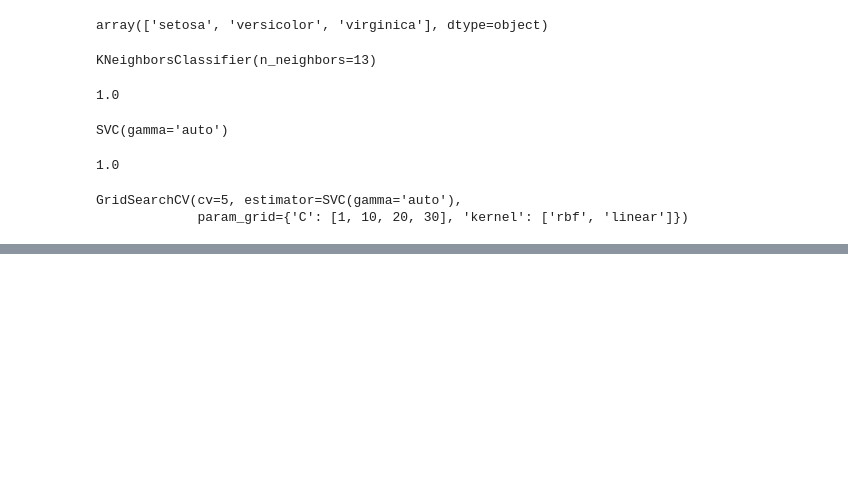
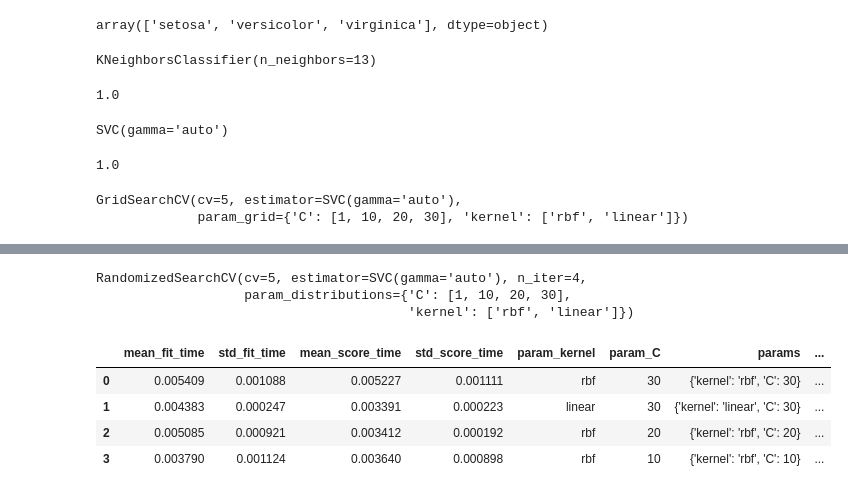
Before and after one commit to vidhiwhere/jupyternotebook, a Jupyter notebook: Untitled3.ipynb, the cells around one changed output, grey strips where cells are left out. Saved outputs shown, nothing was run; the diff lists cells and outputs as text; code cells hidden in the pictures; blank space fills up the shorter version.

```diff
--- a/Untitled3.ipynb
+++ b/Untitled3.ipynb
@@ -74,0 +75,23 @@ results
+# %%
+from sklearn.model_selection import RandomizedSearchCV
+classifier_r= RandomizedSearchCV((model_svm),{
+    'C':[1,10,20,30],
+    'kernel':['rbf','linear'],
+},n_iter=4,cv=5, return_train_score=False
+                        )
+# %%
+classifier_r.fit(X,y)
+# %% [output]
+RandomizedSearchCV(cv=5, estimator=SVC(gamma='auto'), n_iter=4,
+                   param_distributions={'C': [1, 10, 20, 30],
+                                        'kernel': ['rbf', 'linear']})
+# %%
+results= pd.DataFrame(classifier_r.cv_results_)
+# %%
+results
+# %% [output]
+|  | mean_fit_time | std_fit_time | mean_score_time | std_score_time | param_kernel | param_C | params | ... |
+| 0 | 0.005409 | 0.001088 | 0.005227 | 0.001111 | rbf | 30 | {'kernel': 'rbf', 'C': 30} | ... |
+| 1 | 0.004383 | 0.000247 | 0.003391 | 0.000223 | linear | 30 | {'kernel': 'linear', 'C': 30} | ... |
+| 2 | 0.005085 | 0.000921 | 0.003412 | 0.000192 | rbf | 20 | {'kernel': 'rbf', 'C': 20} | ... |
+| 3 | 0.003790 | 0.001124 | 0.003640 | 0.000898 | rbf | 10 | {'kernel': 'rbf', 'C': 10} | ... |
```
Also changed, not shown: parts of 1 cell of this notebook, 1 other file.
